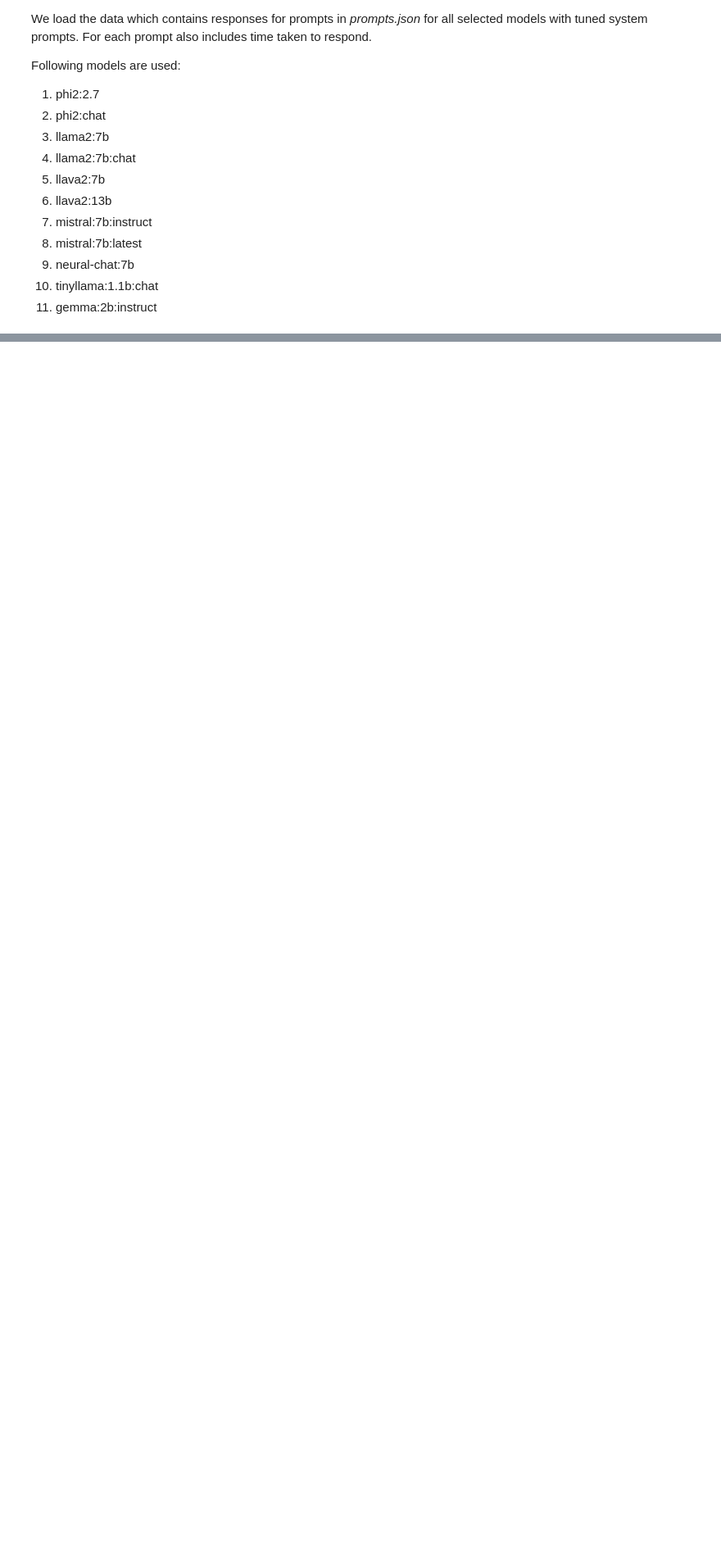
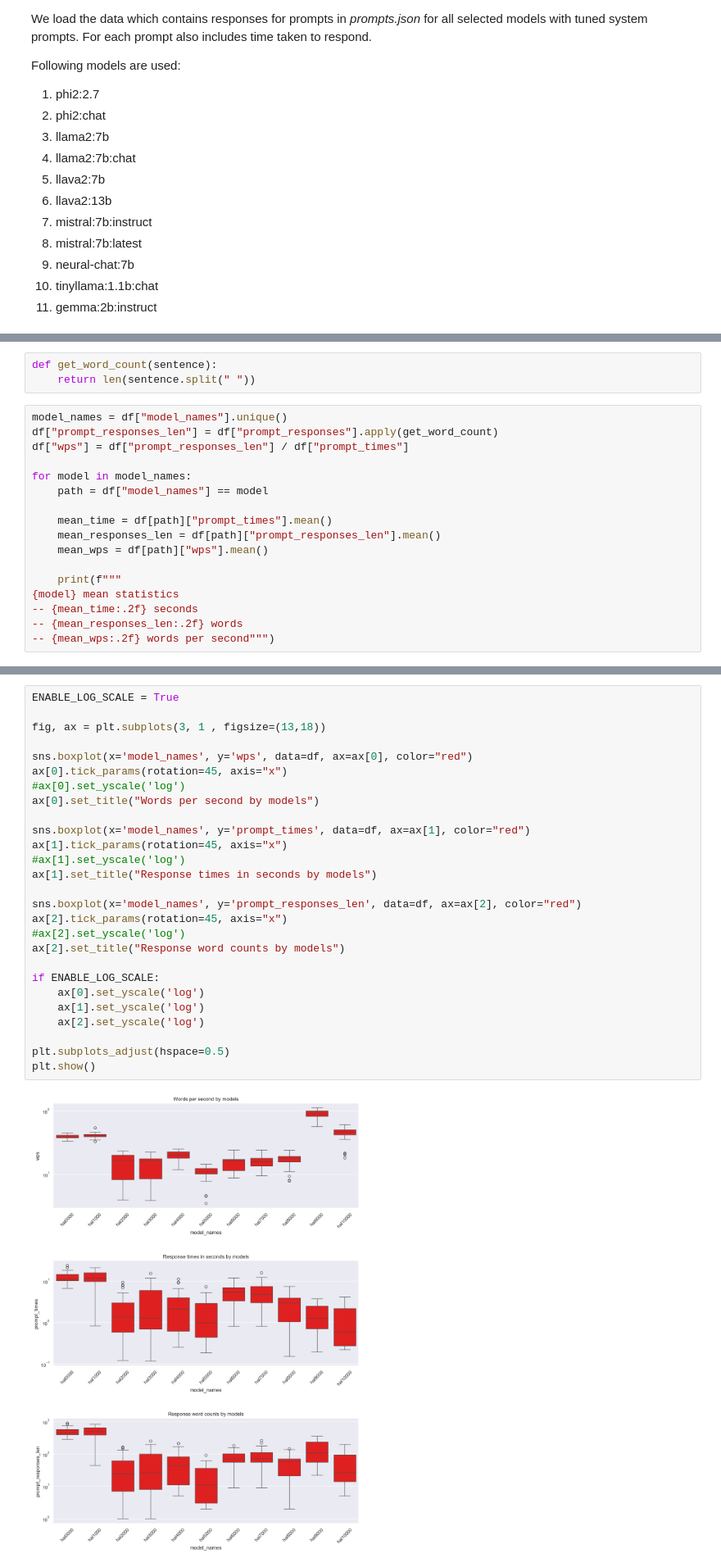
Before and after one commit to Efesasa0/llm-performance-test, a Jupyter notebook: ollama_demo.ipynb, the cells around one changed output, grey strips where cells are left out. Shown at 82% size. Drawn from its saved outputs; the diff is of its cells as text; blank space fills up the shorter version.

Commit message:
Evaluated models w/ custom criteria

```diff
--- a/ollama_demo.ipynb
+++ b/ollama_demo.ipynb
@@ -51,0 +46,20 @@ df[df["model_names"]=="hal10000:latest"].describe()
+# %%
+def get_word_count(sentence):
+    return len(sentence.split(" "))
+# %%
+model_names = df["model_names"].unique()
+df["prompt_responses_len"] = df["prompt_responses"].apply(get_word_count)
+df["wps"] = df["prompt_responses_len"] / df["prompt_times"]
+
+for model in model_names:
+    path = df["model_names"] == model
+
+    mean_time = df[path]["prompt_times"].mean()
+    mean_responses_len = df[path]["prompt_responses_len"].mean()
+    mean_wps = df[path]["wps"].mean()
+
+    print(f"""
+{model} mean statistics
+-- {mean_time:.2f} seconds
+-- {mean_responses_len:.2f} words
+-- {mean_wps:.2f} words per second""")
@@ -52,3 +90,32 @@ df[df["model_names"]=="hal10000:latest"].describe()
+# %%
+ENABLE_LOG_SCALE = True
+
+fig, ax = plt.subplots(3, 1 , figsize=(13,18))
+
+sns.boxplot(x='model_names', y='wps', data=df, ax=ax[0], color="red")
+ax[0].tick_params(rotation=45, axis="x")
+#ax[0].set_yscale('log')
+ax[0].set_title("Words per second by models")
+
+sns.boxplot(x='model_names', y='prompt_times', data=df, ax=ax[1], color="red")
+ax[1].tick_params(rotation=45, axis="x")
+#ax[1].set_yscale('log')
+ax[1].set_title("Response times in seconds by models")
+
+sns.boxplot(x='model_names', y='prompt_responses_len', data=df, ax=ax[2], color="red")
+ax[2].tick_params(rotation=45, axis="x")
+#ax[2].set_yscale('log')
+ax[2].set_title("Response word counts by models")
+
+if ENABLE_LOG_SCALE:
+    ax[0].set_yscale('log')
+    ax[1].set_yscale('log')
+    ax[2].set_yscale('log')
+
+plt.subplots_adjust(hspace=0.5)
+plt.show()
+# %% [output]
+[figure, added]
 # %% [markdown]
 # OLD PART
 # %% [markdown]
```
Also changed, not shown: parts of 6 cells of this notebook, 1 other file.
